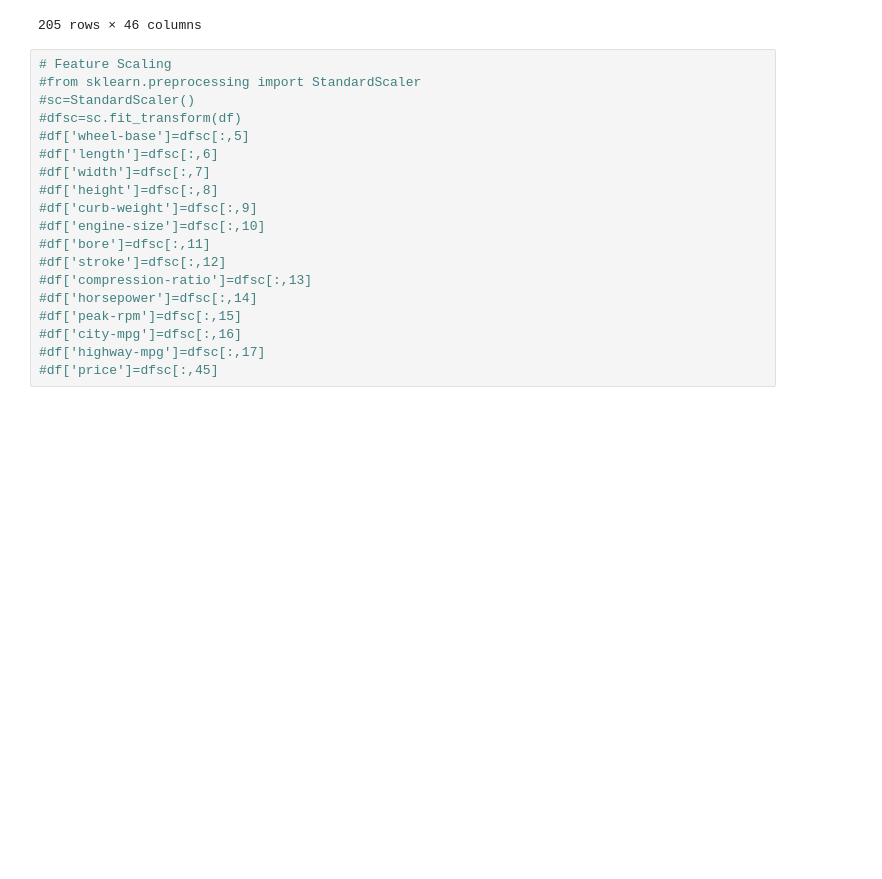
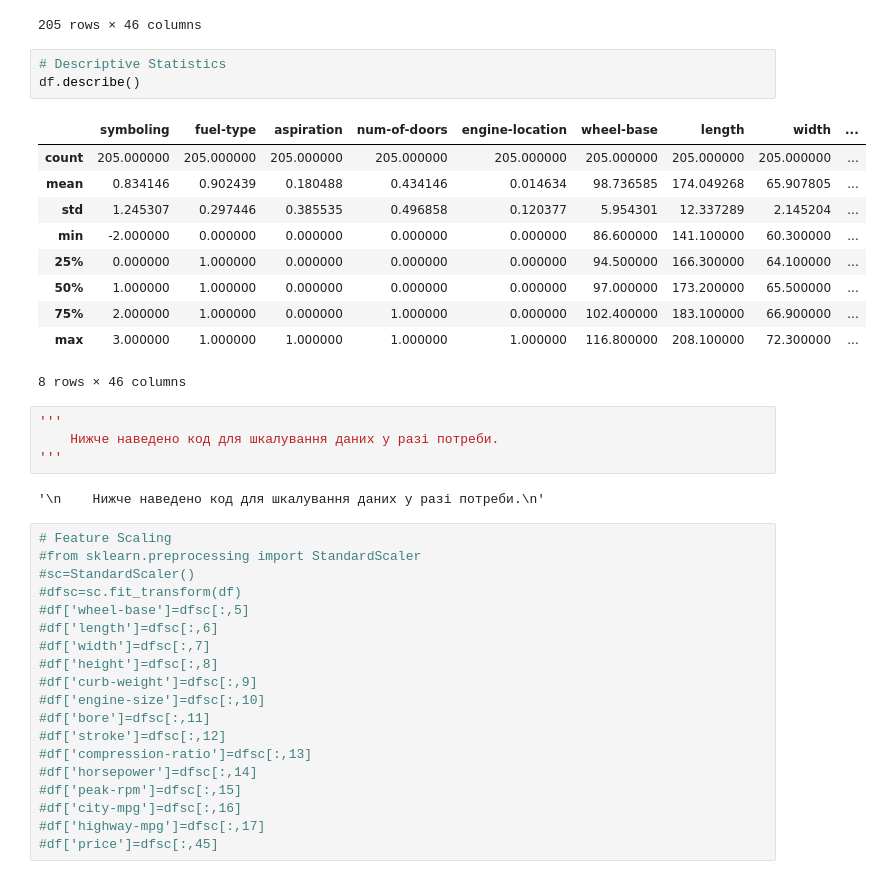
Before and after one commit to OleksiiTomilovych/Practice-EC-61, a Jupyter notebook: 1. Data Preprocessing/01. Data Preprocessing (Tomilovych, EC-61).ipynb, the cells around one changed output. Drawn from its saved outputs; the diff is of its cells as text; blank space fills up the shorter version.

```diff
--- a/1. Data Preprocessing/01. Data Preprocessing (Tomilovych, EC-61).ipynb
+++ b/1. Data Preprocessing/01. Data Preprocessing (Tomilovych, EC-61).ipynb
@@ -488,6 +551,26 @@ df
 | 203 | -1 | 0 | 1 | 0 | 0 | 109.1 | 188.8 | 68.9 | ... |
 | 204 | -1 | 1 | 1 | 0 | 0 | 109.1 | 188.8 | 68.9 | ... |
 205 rows × 46 columns
+# %%
+# Descriptive Statistics
+df.describe()
+# %% [output]
+|  | symboling | fuel-type | aspiration | num-of-doors | engine-location | wheel-base | length | width | ... |
+| count | 205.000000 | 205.000000 | 205.000000 | 205.000000 | 205.000000 | 205.000000 | 205.000000 | 205.000000 | ... |
+| mean | 0.834146 | 0.902439 | 0.180488 | 0.434146 | 0.014634 | 98.736585 | 174.049268 | 65.907805 | ... |
+| std | 1.245307 | 0.297446 | 0.385535 | 0.496858 | 0.120377 | 5.954301 | 12.337289 | 2.145204 | ... |
+| min | -2.000000 | 0.000000 | 0.000000 | 0.000000 | 0.000000 | 86.600000 | 141.100000 | 60.300000 | ... |
+| 25% | 0.000000 | 1.000000 | 0.000000 | 0.000000 | 0.000000 | 94.500000 | 166.300000 | 64.100000 | ... |
+| 50% | 1.000000 | 1.000000 | 0.000000 | 0.000000 | 0.000000 | 97.000000 | 173.200000 | 65.500000 | ... |
+| 75% | 2.000000 | 1.000000 | 0.000000 | 1.000000 | 0.000000 | 102.400000 | 183.100000 | 66.900000 | ... |
+| max | 3.000000 | 1.000000 | 1.000000 | 1.000000 | 1.000000 | 116.800000 | 208.100000 | 72.300000 | ... |
+8 rows × 46 columns
+# %%
+'''
+    Нижче наведено код для шкалування даних у разі потреби.
+'''
+# %% [output]
+'\n    Нижче наведено код для шкалування даних у разі потреби.\n'
 # %%
 # Feature Scaling
 #from sklearn.preprocessing import StandardScaler
```
Also changed, not shown: parts of 32 cells of this notebook, 1 other file.
